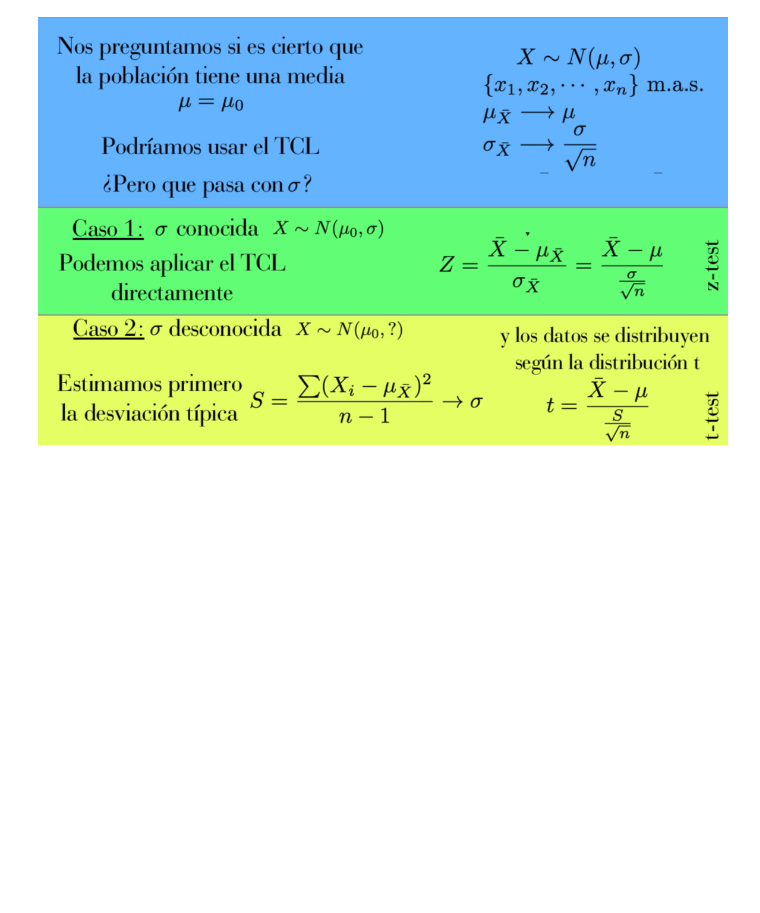
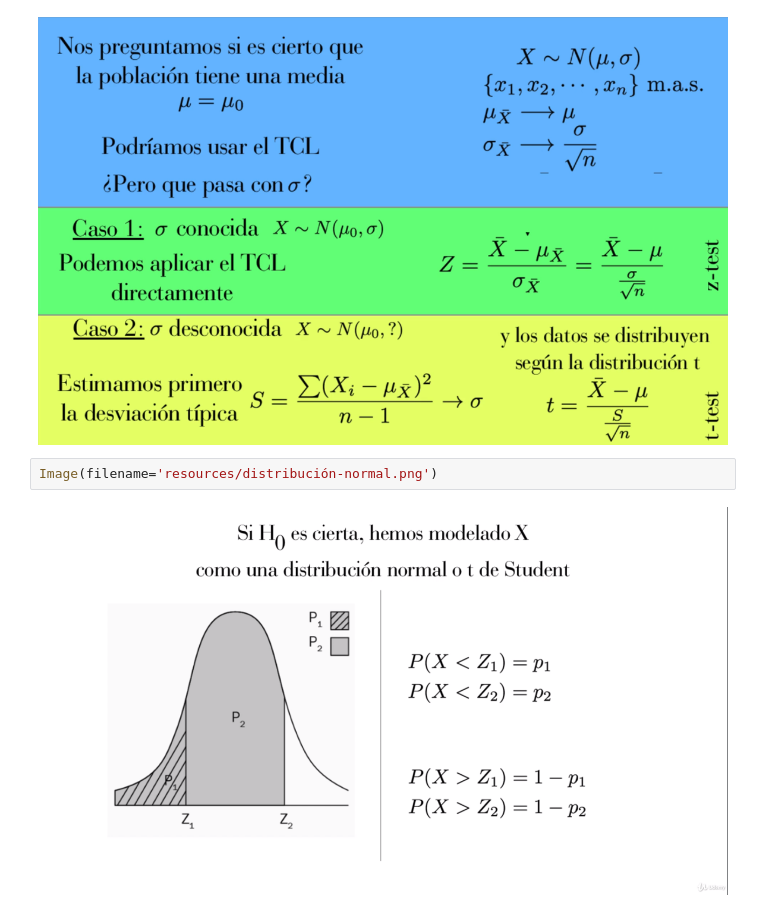
Before and after one commit to ososuna/python-ml, a Jupyter notebook: notebooks/T3 - 1 - Estadística.ipynb, the cells around one changed output. Drawn from its saved outputs; the diff is of its cells as text; blank space fills up the shorter version.

```diff
--- a/notebooks/T3 - 1 - Estadística.ipynb
+++ b/notebooks/T3 - 1 - Estadística.ipynb
@@ -37,3 +37,7 @@ Image(filename='resources/contraste-de-hipótesis-01.png')
 Image(filename='resources/contraste-de-hipótesis-02.png')
 # %% [output]
 [figure]
+# %%
+Image(filename='resources/distribución-normal.png')
+# %% [output]
+[figure, added]
```
Also changed, not shown: parts of 5 cells of this notebook.
